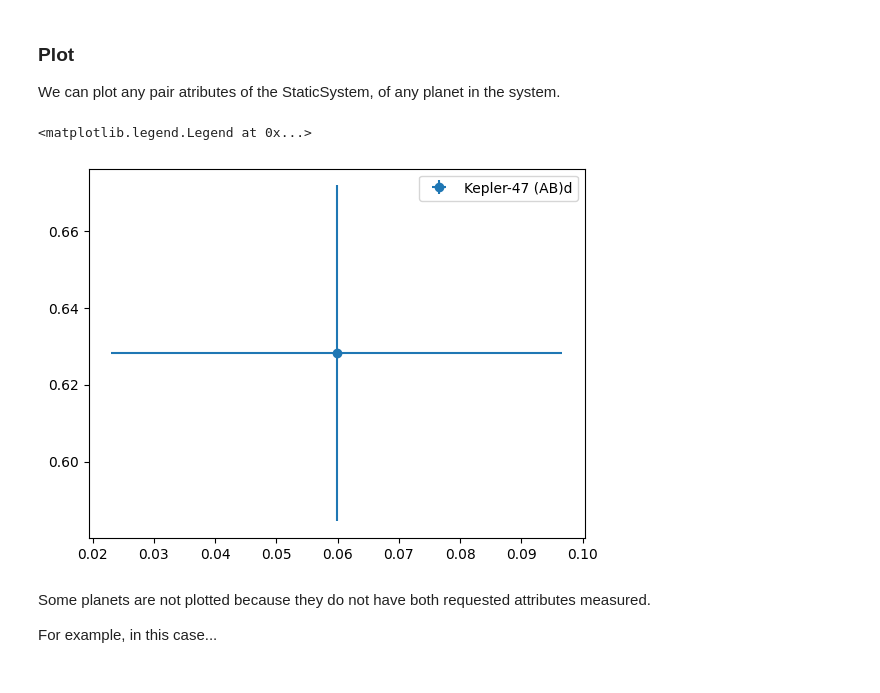
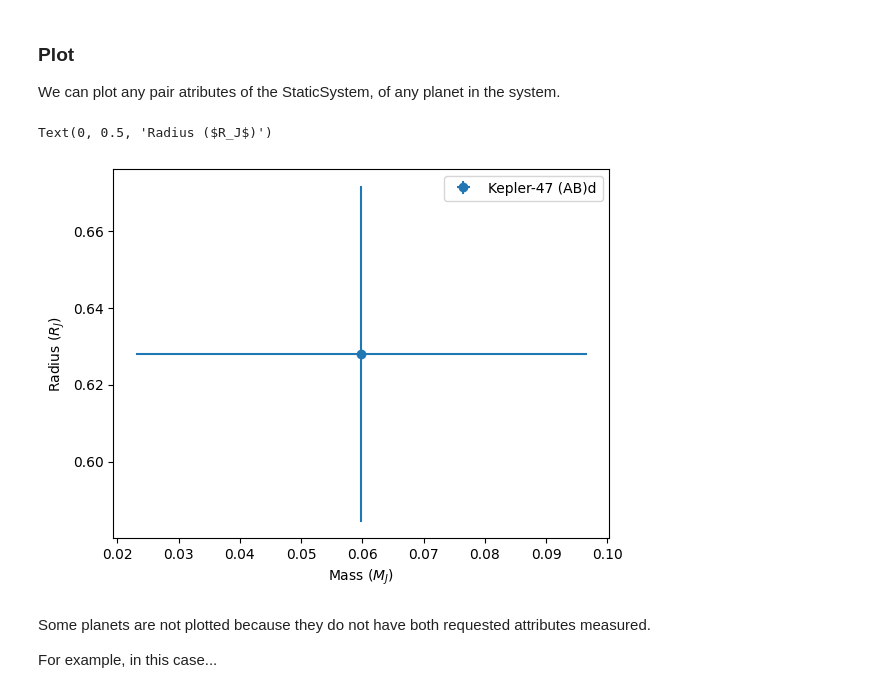
Before and after one commit to Gianuzzi/ResoKit, a Jupyter notebook: docs/source/tutorials/tutorial.ipynb, the cells around one changed output. Saved outputs shown, nothing was run; the diff lists cells and outputs as text; code cells hidden in the pictures.

```diff
--- a/docs/source/tutorials/tutorial.ipynb
+++ b/docs/source/tutorials/tutorial.ipynb
@@ -196,9 +206,11 @@ We can plot any pair atributes of the StaticSystem, of any planet in the system.
 # %%
 ax = kepler47.plot("mass", "radius", error_x=True, error_y=True)
 ax.legend()
+ax.set_xlabel("Mass ($M_J$)")
+ax.set_ylabel("Radius ($R_J$)")
 # %% [output]
-<matplotlib.legend.Legend at 0x...>
+Text(0, 0.5, 'Radius ($R_J$)')
-[figure, old version]
+[figure, new version]
 # %% [markdown]
 Some planets are not plotted because they do not have both requested attributes measured.
 
```
Also changed, not shown: parts of 12 cells of this notebook, 3 other files.
